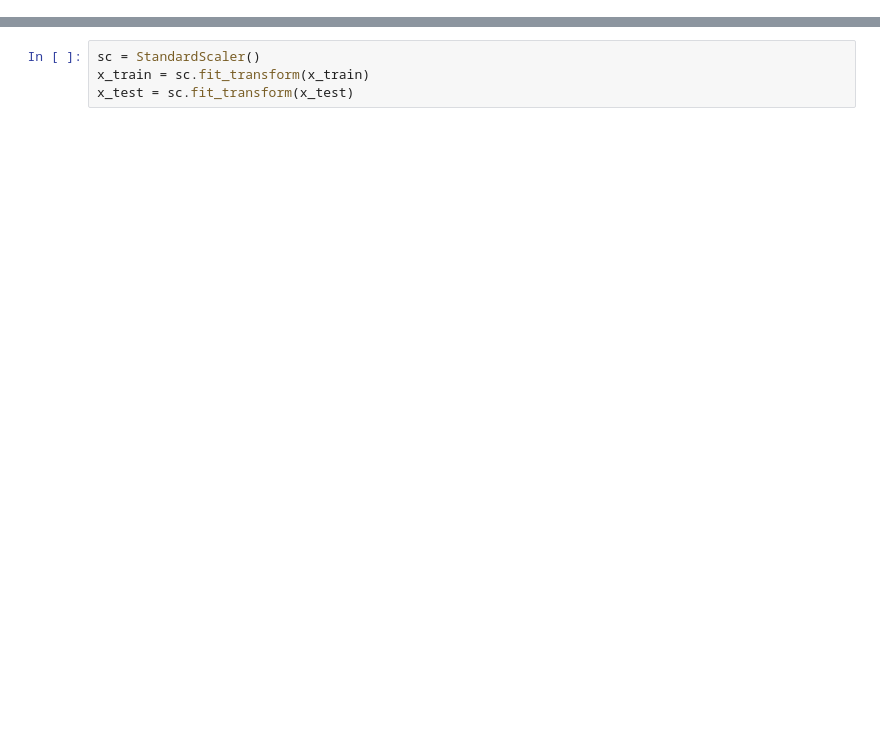
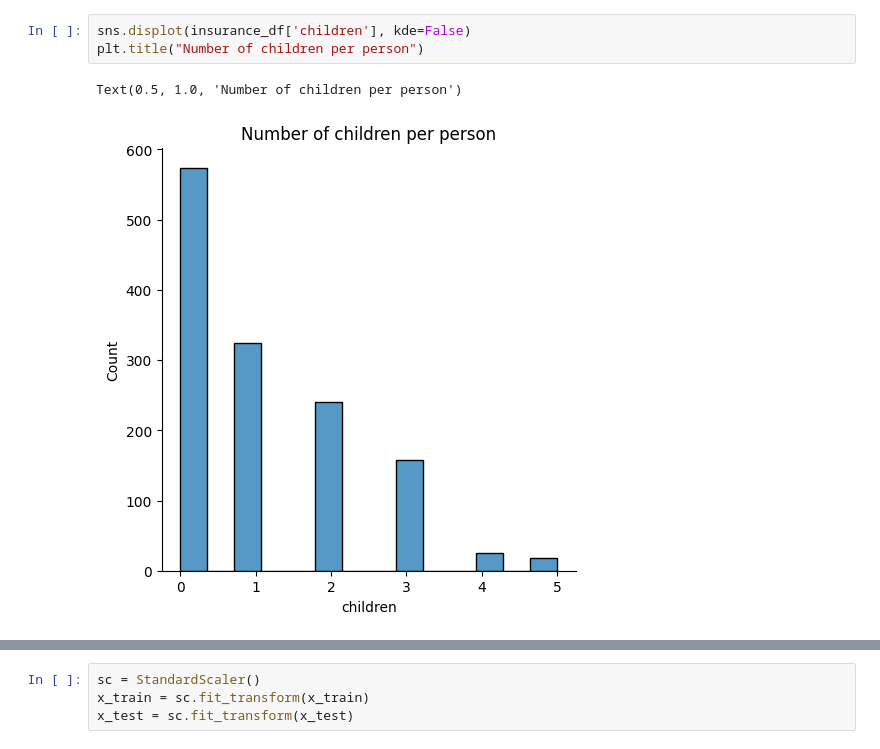
Before and after one commit to miguelestradam3/insurance_charge_prediction, a Jupyter notebook: main.ipynb, the cells around one changed output, grey strips where cells are left out. Drawn from its saved outputs; the diff is of its cells as text; blank space fills up the shorter version.

```diff
--- a/main.ipynb
+++ b/main.ipynb
@@ -86,0 +60,6 @@ sns.scatterplot(x=data_avocados['weight_g'], y=data_avocados['brightness'])
+# %%
+sns.displot(insurance_df['children'], kde=False)
+plt.title("Number of children per person")
+# %% [output]
+Text(0.5, 1.0, 'Number of children per person')
+[figure, added]
```
Also changed, not shown: parts of 21 cells of this notebook, 2 other files.
